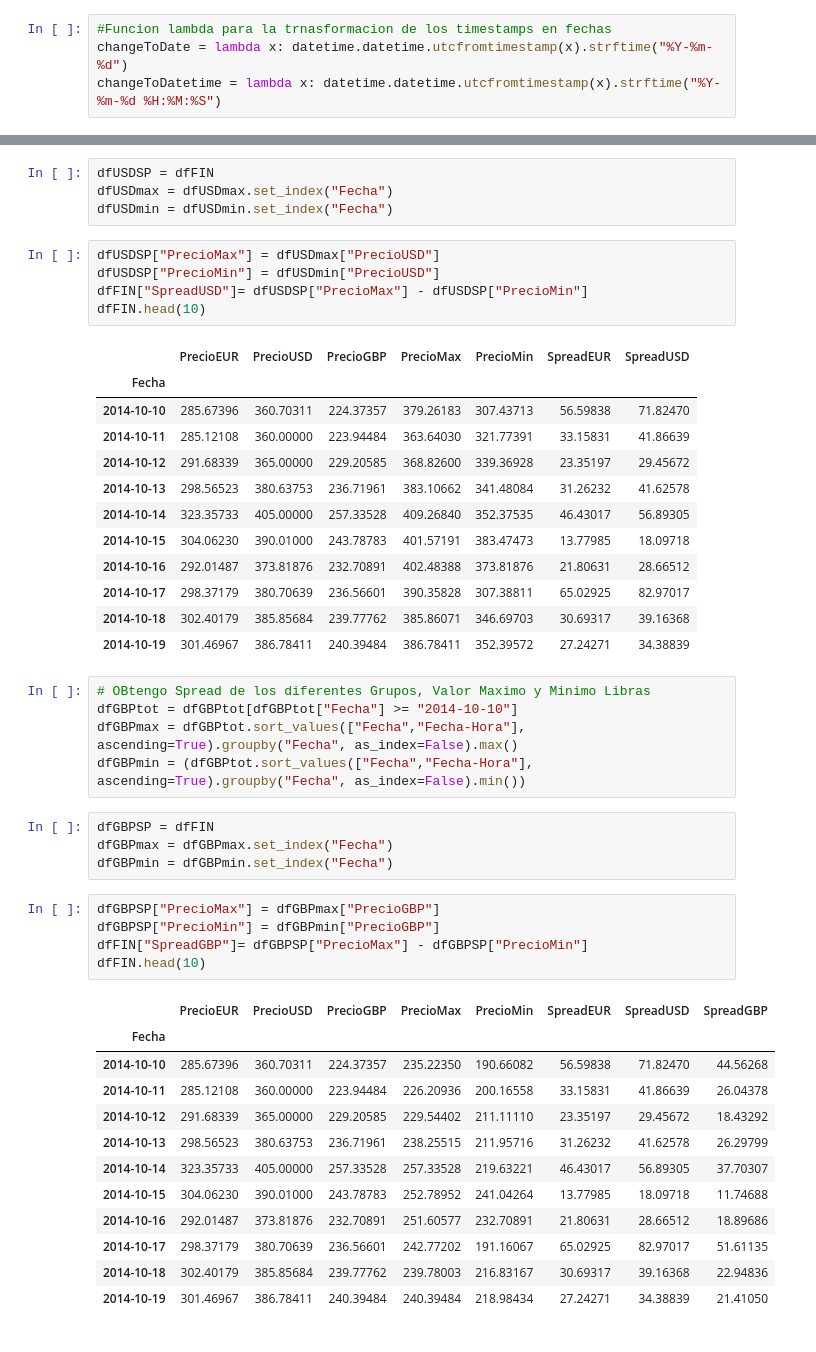
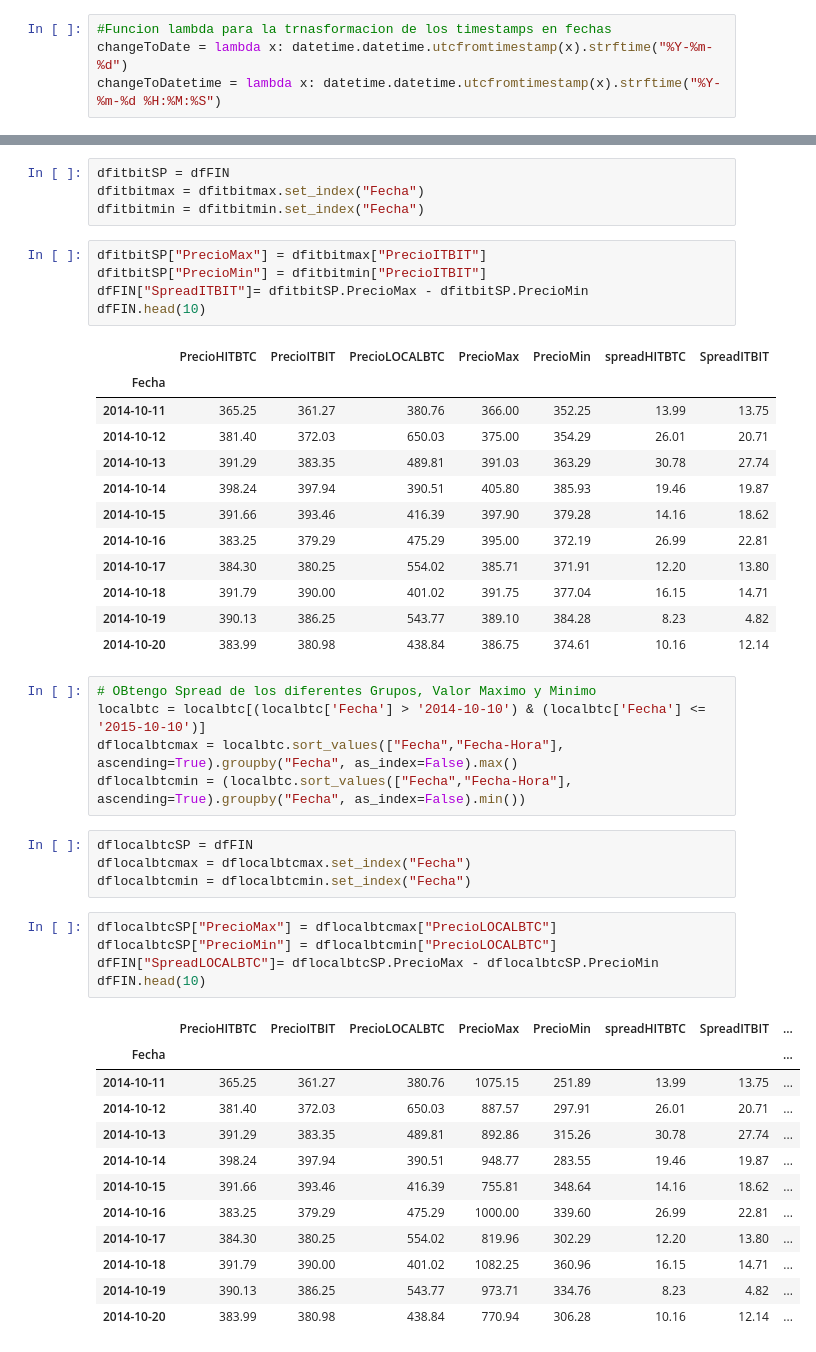
Before and after one commit to giovamata/campusciff-2016, a Jupyter notebook: Finales/Python/proyectofinal-Parte1.ipynb, the cells around one changed output, grey strips where cells are left out. Saved outputs shown, nothing was run; the diff lists cells and outputs as text.

```diff
--- a/Finales/Python/proyectofinal-Parte1.ipynb
+++ b/Finales/Python/proyectofinal-Parte1.ipynb
@@ -273,52 +315,52 @@ dfUSDmin = (dfUSDtot.sort_values(["Fecha","Fecha-Hora"], ascending=True).groupby
 # %%
-dfUSDSP = dfFIN
-dfUSDmax = dfUSDmax.set_index("Fecha")
-dfUSDmin = dfUSDmin.set_index("Fecha")
+dfitbitSP = dfFIN
+dfitbitmax = dfitbitmax.set_index("Fecha")
+dfitbitmin = dfitbitmin.set_index("Fecha")
 # %%
-dfUSDSP["PrecioMax"] = dfUSDmax["PrecioUSD"]
-dfUSDSP["PrecioMin"] = dfUSDmin["PrecioUSD"]
-dfFIN["SpreadUSD"]= dfUSDSP["PrecioMax"] - dfUSDSP["PrecioMin"]
+dfitbitSP["PrecioMax"] = dfitbitmax["PrecioITBIT"]
+dfitbitSP["PrecioMin"] = dfitbitmin["PrecioITBIT"]
+dfFIN["SpreadITBIT"]= dfitbitSP.PrecioMax - dfitbitSP.PrecioMin
 dfFIN.head(10)
 # %% [output]
-|  | PrecioEUR | PrecioUSD | PrecioGBP | PrecioMax | PrecioMin | SpreadEUR | SpreadUSD |
+|  | PrecioHITBTC | PrecioITBIT | PrecioLOCALBTC | PrecioMax | PrecioMin | spreadHITBTC | SpreadITBIT |
 | Fecha |  |  |  |  |  |  |  |
-| 2014-10-10 | 285.67396 | 360.70311 | 224.37357 | 379.26183 | 307.43713 | 56.59838 | 71.82470 |
-| 2014-10-11 | 285.12108 | 360.00000 | 223.94484 | 363.64030 | 321.77391 | 33.15831 | 41.86639 |
-| 2014-10-12 | 291.68339 | 365.00000 | 229.20585 | 368.82600 | 339.36928 | 23.35197 | 29.45672 |
-| 2014-10-13 | 298.56523 | 380.63753 | 236.71961 | 383.10662 | 341.48084 | 31.26232 | 41.62578 |
-| 2014-10-14 | 323.35733 | 405.00000 | 257.33528 | 409.26840 | 352.37535 | 46.43017 | 56.89305 |
-| 2014-10-15 | 304.06230 | 390.01000 | 243.78783 | 401.57191 | 383.47473 | 13.77985 | 18.09718 |
-| 2014-10-16 | 292.01487 | 373.81876 | 232.70891 | 402.48388 | 373.81876 | 21.80631 | 28.66512 |
-| 2014-10-17 | 298.37179 | 380.70639 | 236.56601 | 390.35828 | 307.38811 | 65.02925 | 82.97017 |
-| 2014-10-18 | 302.40179 | 385.85684 | 239.77762 | 385.86071 | 346.69703 | 30.69317 | 39.16368 |
-| 2014-10-19 | 301.46967 | 386.78411 | 240.39484 | 386.78411 | 352.39572 | 27.24271 | 34.38839 |
+| 2014-10-11 | 365.25 | 361.27 | 380.76 | 366.00 | 352.25 | 13.99 | 13.75 |
+| 2014-10-12 | 381.40 | 372.03 | 650.03 | 375.00 | 354.29 | 26.01 | 20.71 |
+| 2014-10-13 | 391.29 | 383.35 | 489.81 | 391.03 | 363.29 | 30.78 | 27.74 |
+| 2014-10-14 | 398.24 | 397.94 | 390.51 | 405.80 | 385.93 | 19.46 | 19.87 |
+| 2014-10-15 | 391.66 | 393.46 | 416.39 | 397.90 | 379.28 | 14.16 | 18.62 |
+| 2014-10-16 | 383.25 | 379.29 | 475.29 | 395.00 | 372.19 | 26.99 | 22.81 |
+| 2014-10-17 | 384.30 | 380.25 | 554.02 | 385.71 | 371.91 | 12.20 | 13.80 |
+| 2014-10-18 | 391.79 | 390.00 | 401.02 | 391.75 | 377.04 | 16.15 | 14.71 |
+| 2014-10-19 | 390.13 | 386.25 | 543.77 | 389.10 | 384.28 | 8.23 | 4.82 |
+| 2014-10-20 | 383.99 | 380.98 | 438.84 | 386.75 | 374.61 | 10.16 | 12.14 |
 # %%
-# OBtengo Spread de los diferentes Grupos, Valor Maximo y Minimo Libras
-dfGBPtot = dfGBPtot[dfGBPtot["Fecha"] >= "2014-10-10"]
-dfGBPmax = dfGBPtot.sort_values(["Fecha","Fecha-Hora"], ascending=True).groupby("Fecha", as_index=False).max()
-dfGBPmin = (dfGBPtot.sort_values(["Fecha","Fecha-Hora"], ascending=True).groupby("Fecha", as_index=False).min())
+# OBtengo Spread de los diferentes Grupos, Valor Maximo y Minimo
+localbtc = localbtc[(localbtc['Fecha'] > '2014-10-10') & (localbtc['Fecha'] <= '2015-10-10')]
+dflocalbtcmax = localbtc.sort_values(["Fecha","Fecha-Hora"], ascending=True).groupby("Fecha", as_index=False).max()
+dflocalbtcmin = (localbtc.sort_values(["Fecha","Fecha-Hora"], ascending=True).groupby("Fecha", as_index=False).min())
 # %%
-dfGBPSP = dfFIN
-dfGBPmax = dfGBPmax.set_index("Fecha")
-dfGBPmin = dfGBPmin.set_index("Fecha")
+dflocalbtcSP = dfFIN
+dflocalbtcmax = dflocalbtcmax.set_index("Fecha")
+dflocalbtcmin = dflocalbtcmin.set_index("Fecha")
 # %%
-dfGBPSP["PrecioMax"] = dfGBPmax["PrecioGBP"]
-dfGBPSP["PrecioMin"] = dfGBPmin["PrecioGBP"]
-dfFIN["SpreadGBP"]= dfGBPSP["PrecioMax"] - dfGBPSP["PrecioMin"]
+dflocalbtcSP["PrecioMax"] = dflocalbtcmax["PrecioLOCALBTC"]
+dflocalbtcSP["PrecioMin"] = dflocalbtcmin["PrecioLOCALBTC"]
+dfFIN["SpreadLOCALBTC"]= dflocalbtcSP.PrecioMax - dflocalbtcSP.PrecioMin
 dfFIN.head(10)
 # %% [output]
-|  | PrecioEUR | PrecioUSD | PrecioGBP | PrecioMax | PrecioMin | SpreadEUR | SpreadUSD | SpreadGBP |
-| Fecha |  |  |  |  |  |  |  |  |
-| 2014-10-10 | 285.67396 | 360.70311 | 224.37357 | 235.22350 | 190.66082 | 56.59838 | 71.82470 | 44.56268 |
-| 2014-10-11 | 285.12108 | 360.00000 | 223.94484 | 226.20936 | 200.16558 | 33.15831 | 41.86639 | 26.04378 |
-| 2014-10-12 | 291.68339 | 365.00000 | 229.20585 | 229.54402 | 211.11110 | 23.35197 | 29.45672 | 18.43292 |
-| 2014-10-13 | 298.56523 | 380.63753 | 236.71961 | 238.25515 | 211.95716 | 31.26232 | 41.62578 | 26.29799 |
-| 2014-10-14 | 323.35733 | 405.00000 | 257.33528 | 257.33528 | 219.63221 | 46.43017 | 56.89305 | 37.70307 |
-| 2014-10-15 | 304.06230 | 390.01000 | 243.78783 | 252.78952 | 241.04264 | 13.77985 | 18.09718 | 11.74688 |
-| 2014-10-16 | 292.01487 | 373.81876 | 232.70891 | 251.60577 | 232.70891 | 21.80631 | 28.66512 | 18.89686 |
-| 2014-10-17 | 298.37179 | 380.70639 | 236.56601 | 242.77202 | 191.16067 | 65.02925 | 82.97017 | 51.61135 |
-| 2014-10-18 | 302.40179 | 385.85684 | 239.77762 | 239.78003 | 216.83167 | 30.69317 | 39.16368 | 22.94836 |
-| 2014-10-19 | 301.46967 | 386.78411 | 240.39484 | 240.39484 | 218.98434 | 27.24271 | 34.38839 | 21.41050 |
+|  | PrecioHITBTC | PrecioITBIT | PrecioLOCALBTC | PrecioMax | PrecioMin | spreadHITBTC | SpreadITBIT | ... |
+| Fecha |  |  |  |  |  |  |  | ... |
+| 2014-10-11 | 365.25 | 361.27 | 380.76 | 1075.15 | 251.89 | 13.99 | 13.75 | ... |
+| 2014-10-12 | 381.40 | 372.03 | 650.03 | 887.57 | 297.91 | 26.01 | 20.71 | ... |
+| 2014-10-13 | 391.29 | 383.35 | 489.81 | 892.86 | 315.26 | 30.78 | 27.74 | ... |
+| 2014-10-14 | 398.24 | 397.94 | 390.51 | 948.77 | 283.55 | 19.46 | 19.87 | ... |
+| 2014-10-15 | 391.66 | 393.46 | 416.39 | 755.81 | 348.64 | 14.16 | 18.62 | ... |
+| 2014-10-16 | 383.25 | 379.29 | 475.29 | 1000.00 | 339.60 | 26.99 | 22.81 | ... |
+| 2014-10-17 | 384.30 | 380.25 | 554.02 | 819.96 | 302.29 | 12.20 | 13.80 | ... |
+| 2014-10-18 | 391.79 | 390.00 | 401.02 | 1082.25 | 360.96 | 16.15 | 14.71 | ... |
+| 2014-10-19 | 390.13 | 386.25 | 543.77 | 973.71 | 334.76 | 8.23 | 4.82 | ... |
+| 2014-10-20 | 383.99 | 380.98 | 438.84 | 770.94 | 306.28 | 10.16 | 12.14 | ... |
 # %%
 # Se agregaron 2 columnas a DFFIN, se les da DROP
 dfFIN = dfFIN.drop("PrecioMax", 1)
```
Also changed, not shown: parts of 37 cells of this notebook, 3 other files.
